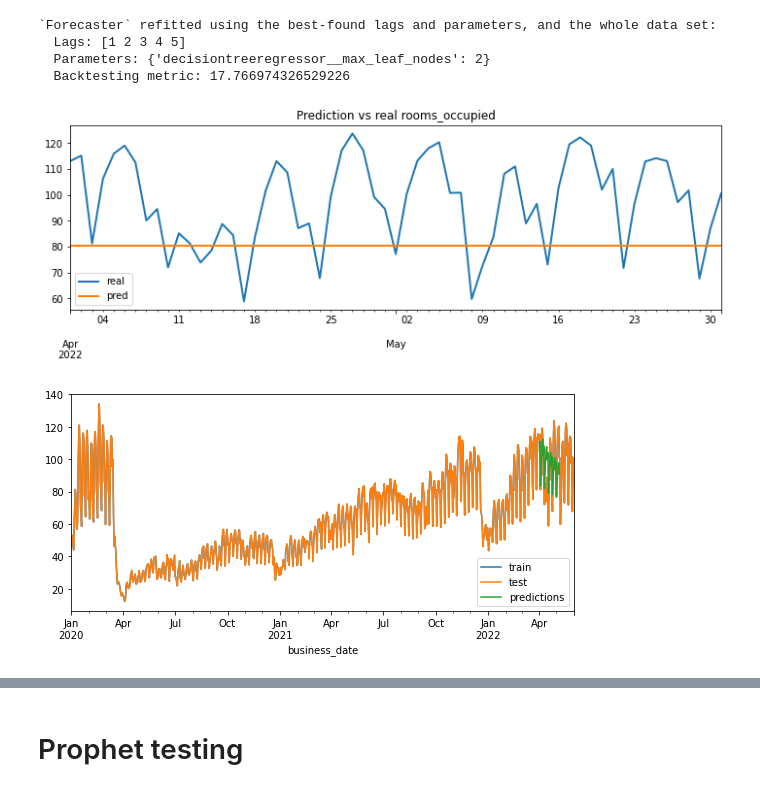
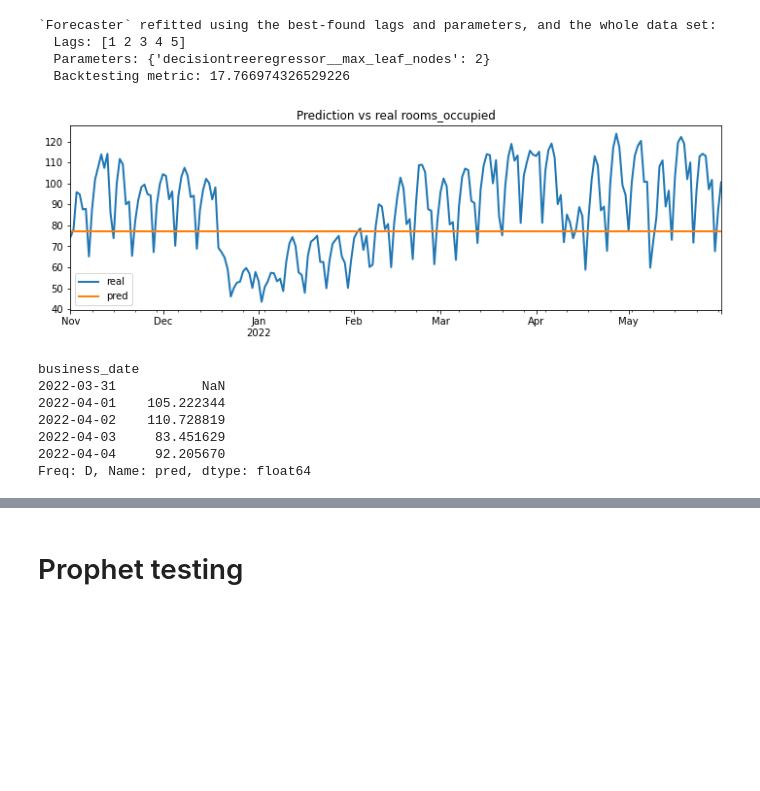
Before and after one commit to a01625364/prisma, a Jupyter notebook: ipynb/Evi2Ent3.ipynb, the cells around one changed output, grey strips where cells are left out. Saved outputs shown, nothing was run; the diff lists cells and outputs as text; code cells hidden in the pictures; blank space fills up the shorter version.

```diff
--- a/ipynb/Evi2Ent3.ipynb
+++ b/ipynb/Evi2Ent3.ipynb
@@ -781,37 +782,47 @@ Number of models compared: 9
 # %%
 # Backtest final model
 # ==============================================================================
 metric3, predictions3 = backtesting_forecaster(
                             forecaster = forecaster3,
                             y          = df.rooms_occupied,
-                            initial_train_size = len(df[:end_validation]),
+                            initial_train_size = len(df[:end_train]),
                             fixed_train_size   = False,
                             steps      = 24,
                             metric     = 'mean_absolute_error',
                             refit      = False,
                             verbose    = False
                       )
 
 fig, ax = plt.subplots(figsize=(12, 3.5))
 df.loc[predictions3.index, 'rooms_occupied'].plot(linewidth=2, label='real', ax=ax)
 predictions3.plot(linewidth=2, label='prediction', ax=ax)
 ax.set_title('Prediction vs real rooms_occupied')
 ax.legend();
 # %% [output]
-[figure, old version]
+[figure, new version]
+# %%
+## Nuevas predicciones con Ridge
+steps = 36
+predictions = forecaster.predict(steps=steps)
+predictions = pd.Series(data=predictions, index=df_test.index)
+
+predictions.head(5)
+# %% [output]
+business_date
+2022-03-31           NaN
+2022-04-01    105.222344
+2022-04-02    110.728819
+2022-04-03     83.451629
+2022-04-04     92.205670
+Freq: D, Name: pred, dtype: float64
 # %%
-## Nuevas predicciones con Ridge
-steps = 36
-predictions = forecaster.predict(steps=steps)
-predictions.head(5)
+
 
 fig, ax = plt.subplots(figsize=(9, 4))
 df['rooms_occupied'].plot(ax=ax, label='train')
 df['rooms_occupied'].plot(ax=ax, label='test')
 predictions.plot(ax=ax, label='predictions')
 ax.legend();
-# %% [output]
-[figure, removed]
 # %%
 ## Nuevas predicciones con KNeighborsRegressor
 steps = 36
```
Also changed, not shown: parts of 32 cells of this notebook.
